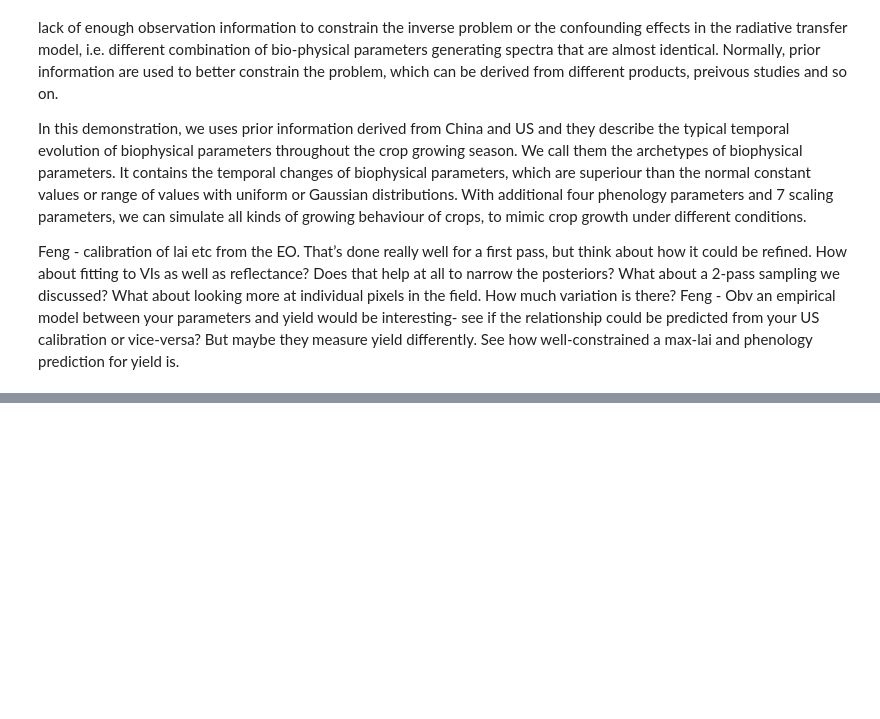
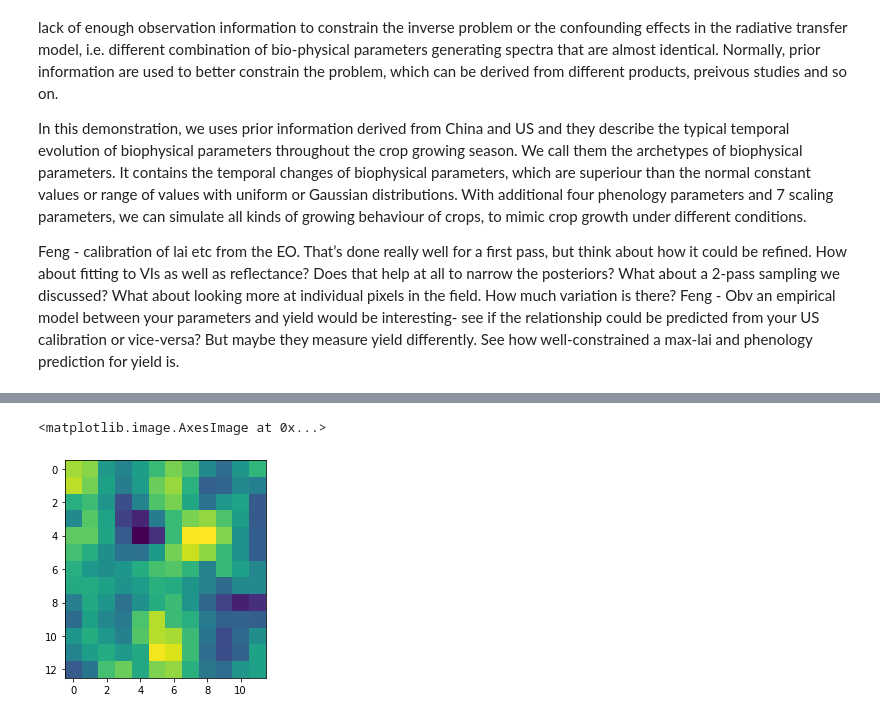
Before and after one commit to UCL-EO/Workshop2022, a Jupyter notebook: notebooks/01-Satellite_data.ipynb, the cells around one changed output, grey strips where cells are left out. Cells and saved outputs as stored; diff of their text form; code cells hidden in the pictures; blank space fills up the shorter version.

```diff
--- a/notebooks/01-Satellite_data.ipynb
+++ b/notebooks/01-Satellite_data.ipynb
@@ -231,0 +317,11 @@ ModuleNotFoundError: No module named 'pygeotile'
+# %%
+from osgeo import gdal
+g = gdal.Open('/vsicurl/https://gws-access.jasmin.ac.uk/public/nceo_ard/Ghana/S1/1056ZIN/1056ZIN.vrt')
+# %%
+data = g.ReadAsArray()
+# %%
+import pylab as plt
+plt.imshow(data[0])
+# %% [output]
+<matplotlib.image.AxesImage at 0x...>
+[figure, added]
```
Also changed, not shown: parts of 5 cells of this notebook.
